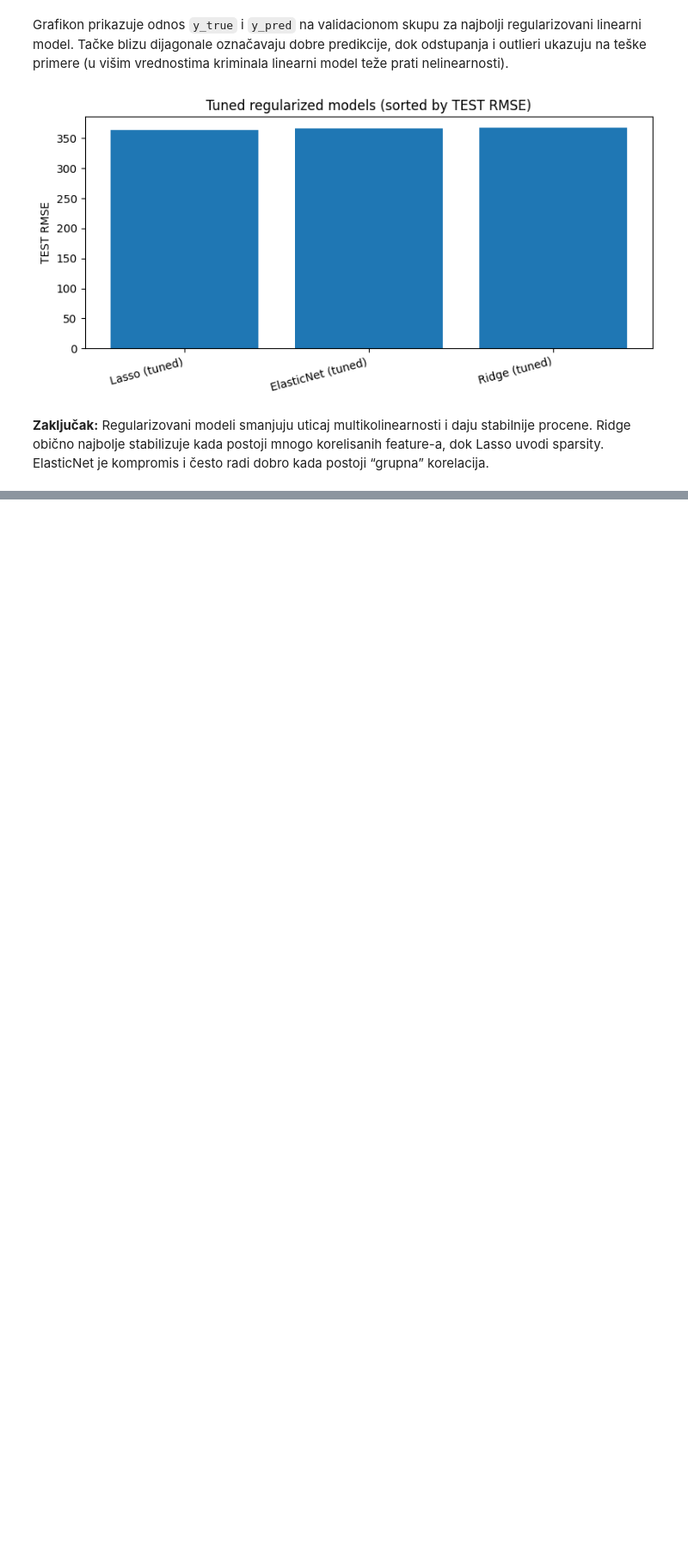
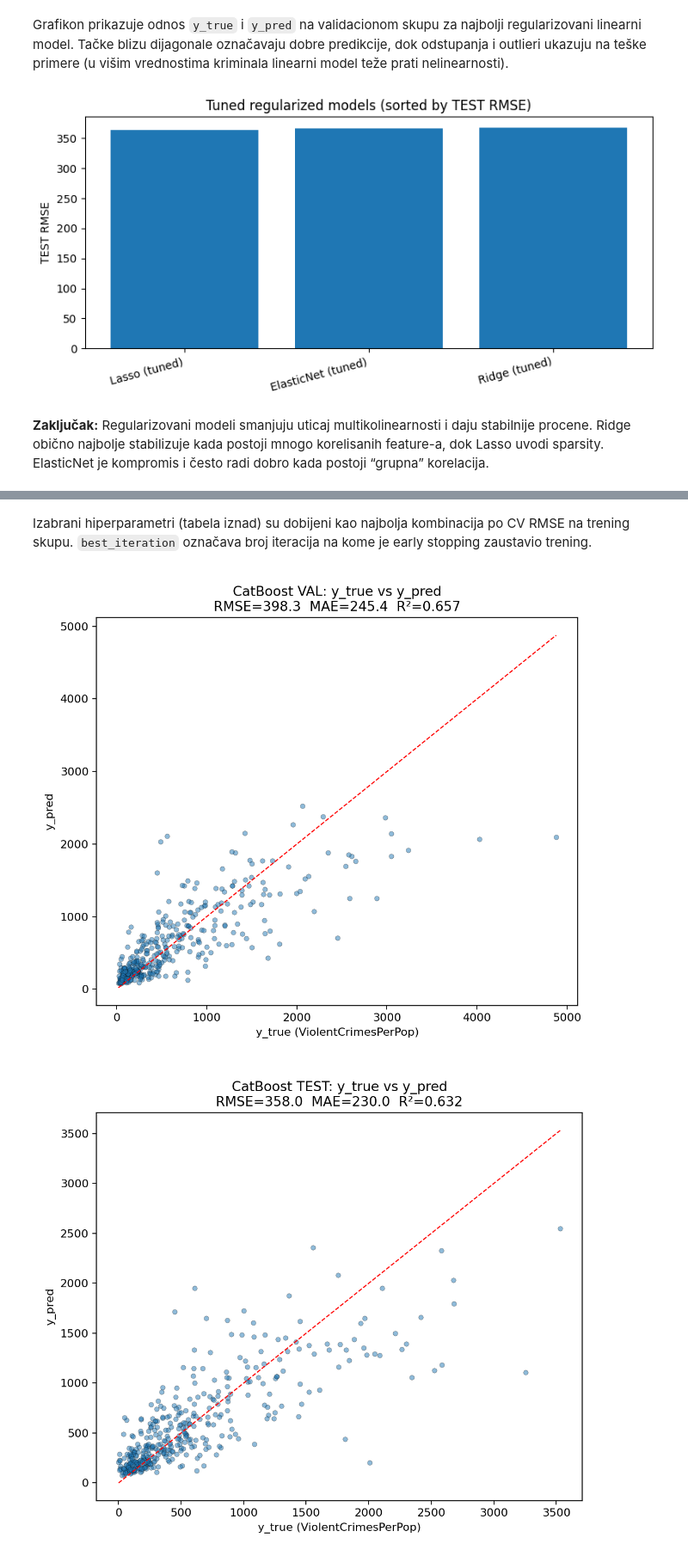
Before and after one commit to vladimircajka5/PROJEKAT_NANS, a Jupyter notebook: Predikcija stope nasilnog kriminala.ipynb, the cells around one changed output, grey strips where cells are left out. Shown at 86% size. Drawn from its saved outputs; the diff is of its cells as text; code cells hidden in the pictures; blank space fills up the shorter version.

```diff
--- a/Predikcija stope nasilnog kriminala.ipynb
+++ b/Predikcija stope nasilnog kriminala.ipynb
@@ -305,0 +384,22 @@ ElasticNet je kompromis i često radi dobro kada postoji “grupna” korelacija
+# %% [markdown]
+Izabrani hiperparametri (tabela iznad) su dobijeni kao najbolja kombinacija po CV RMSE na trening skupu.
+`best_iteration` označava broj iteracija na kome je early stopping zaustavio trening.
+# %%
+def show_img(name):
+    p = PLOT_DIR / name
+    if p.exists():
+        display(Image.open(p))
+    else:
+        print("Missing:", p)
+
+# Predikcije
+for f in ["catboost_pred_vs_true_val.png", "catboost_pred_vs_true_test.png"]:
+    show_img(f)
+
+# Reziduali
+for f in ["catboost_residuals_val.png", "catboost_residuals_test.png",
+          "catboost_residual_hist_val.png", "catboost_residual_hist_test.png"]:
+    show_img(f)
+# %% [output]
+[figure, added]
+[figure, added]
```
Also changed, not shown: parts of 18 cells of this notebook.
